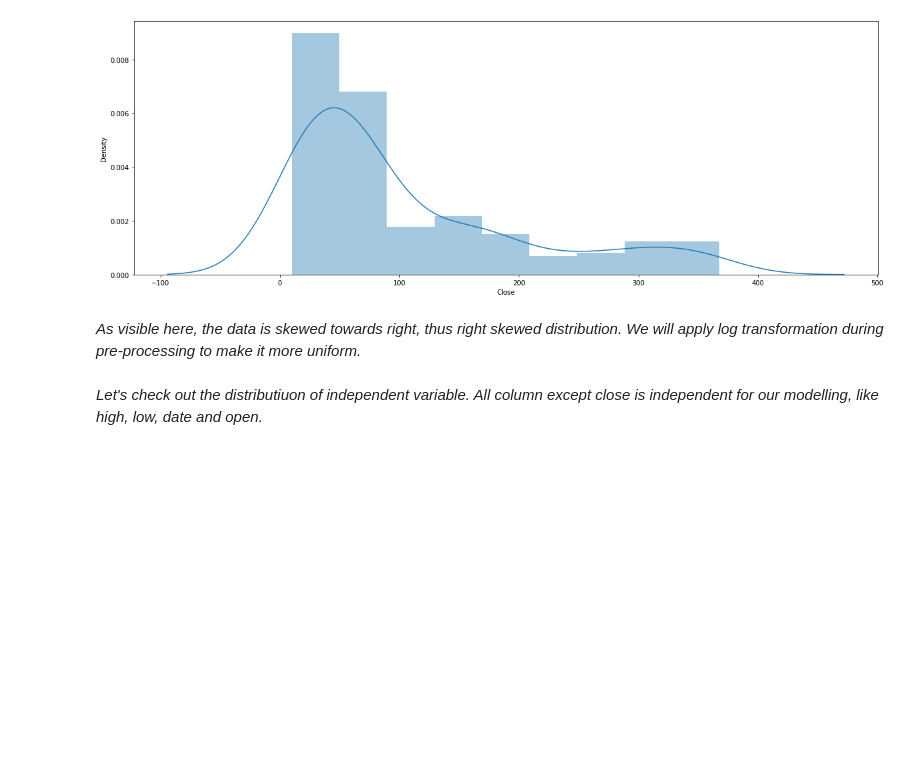
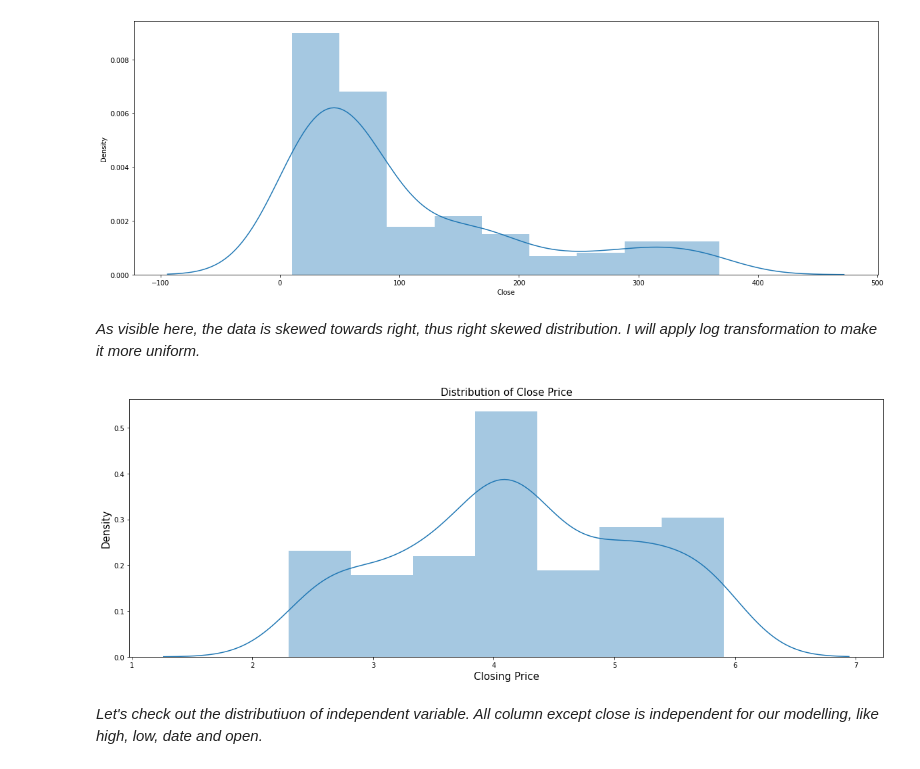
Before and after one commit to akashsinghsharma/almabetter-MLYesBank-RegressionProject, a Jupyter notebook: YES_BANK_Stock_closing_price_prediction.ipynb, the cells around one changed output. Drawn from its saved outputs; the diff is of its cells as text; code cells hidden in the pictures; blank space fills up the shorter version.

```diff
--- a/YES_BANK_Stock_closing_price_prediction.ipynb
+++ b/YES_BANK_Stock_closing_price_prediction.ipynb
@@ -199,7 +199,16 @@ sns.distplot(yes_df['Close'] , kde= 'True')
 <matplotlib.axes._subplots.AxesSubplot at 0x...>
 [figure]
 # %% [markdown]
-*As visible here, the data is skewed towards right, thus right skewed distribution. We will apply log transformation during pre-processing to make it more uniform.*
+*As visible here, the data is skewed towards right, thus right skewed distribution. I will apply log transformation to make it more uniform.*
+# %%
+plt.figure(figsize = (20,7))
+sns.distplot(np.log(yes_df['Close']))
+plt.title('Distribution of Close Price', fontsize=15)
+plt.xlabel('Closing Price', fontsize= 15)
+plt.ylabel('Density', fontsize=15)
+plt.show()
+# %% [output]
+[figure, added]
 # %% [markdown]
 *Let's check out the distributiuon of independent variable. All column except close is independent for our modelling, like high, low, date and open.*
 # %%
```
Also changed, not shown: parts of 11 cells of this notebook.
